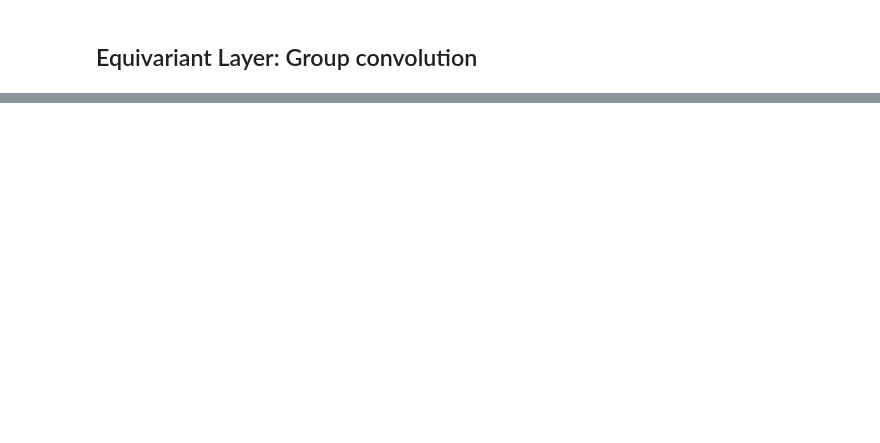
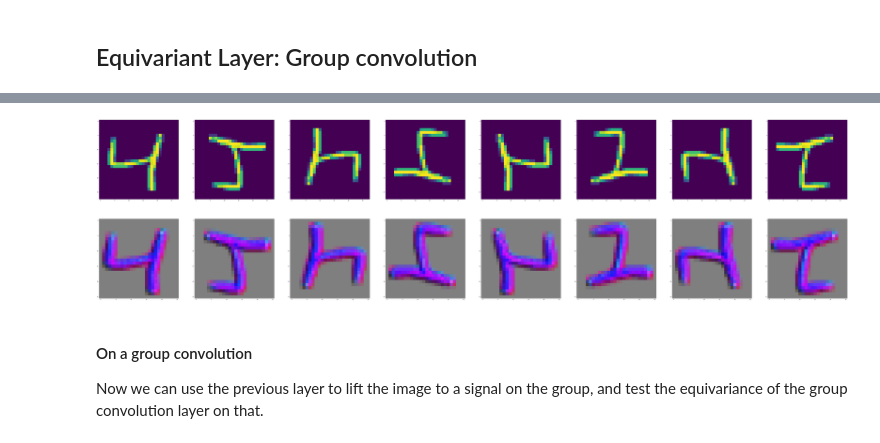
Before and after one commit to APJansen/GroCo, a Jupyter notebook: GroupConv-Keras.ipynb, the cells around one changed output, grey strips where cells are left out. Drawn from its saved outputs; the diff is of its cells as text; code cells hidden in the pictures; blank space fills up the shorter version.

```diff
--- a/GroupConv-Keras.ipynb
+++ b/GroupConv-Keras.ipynb
@@ -745,0 +1029,3 @@ Maximal absolute difference between g.conv(y) and conv(g.y): 1.4007987976074219
+# %%
+lifting_conv = P4M_Conv2D(filters=3, kernel_size=(3, 3), activation='sigmoid')
+group_conv = P4M_Conv2D(filters=3, kernel_size=(2, 2), activation='sigmoid')
@@ -745,0 +1036,5 @@ Maximal absolute difference between g.conv(y) and conv(g.y): 1.4007987976074219
+# %%
+def act_on_group_signal(signal, g_index):
+  temp = P4M_action(signal, height_axis=1, width_axis=2, new_group_axis=0)[g_index]
+  temp = tf.gather(temp, axis=-2, indices=P4M_permutation[g_index])
+  return temp
@@ -745,0 +1045,17 @@ Maximal absolute difference between g.conv(y) and conv(g.y): 1.4007987976074219
+# %%
+def test_equiv(input, layer, g_index, group_valued=True, verbose=True):
+  if group_valued:
+    g_input = act_on_group_signal(input, g_index)
+  else:
+    g_input = P4M_action(input, height_axis=1, width_axis=2, new_group_axis=0)[g_index]
+
+  layer_input = layer(input)
+  layer_g_input = layer(g_input)
+  g_layer_input = act_on_group_signal(layer_input, g_index)
+  diff = layer_g_input - g_layer_input
+  maxdiff = tf.reduce_max(tf.abs(diff))
+
+  if verbose:
+    print('Maximal absolute difference: ', maxdiff.numpy())
+
+  return layer_g_input, g_layer_input, diff, maxdiff
@@ -745,0 +1068,9 @@ Maximal absolute difference between g.conv(y) and conv(g.y): 1.4007987976074219
+# %%
+test_image = tf.reshape(image, (1,) + image.shape)
+
+lifting_conv(test_image)
+lifting_conv.kernel = lifting_conv.kernel / tf.reduce_mean(tf.abs(lifting_conv.kernel))
+
+for i in range(8):
+  layer_g_input, g_layer_input, diff, maxdiff = test_equiv(test_image, lifting_conv, g_index=i, group_valued=False, verbose=False)
+  print(f'{i}: {maxdiff}')
@@ -745,0 +1092,17 @@ Maximal absolute difference between g.conv(y) and conv(g.y): 1.4007987976074219
+# %%
+transformed_images = P4M_action(test_image[0], height_axis=0, width_axis=1)
+lifted_images = lifting_conv(transformed_images)
+
+fig, axes = plt.subplots(2, 8)
+fig.set_figheight(2 * 15)
+fig.set_figwidth(8 * 15)
+gi = 3 # to visualize the output, just arbitrarily pick one group element
+for i in range(8):
+  axes[0, i].imshow(np.reshape(transformed_images[i], transformed_images[i].shape[:-1]))
+  axes[1, i].imshow(lifted_images[i][:, :, gi])
+# %% [output]
+[figure, added]
+# %% [markdown]
+#### On a group convolution
+
+Now we can use the previous layer to lift the image to a signal on the group, and test the equivariance of the group convolution layer on that.
```
Also changed, not shown: parts of 152 cells of this notebook.
